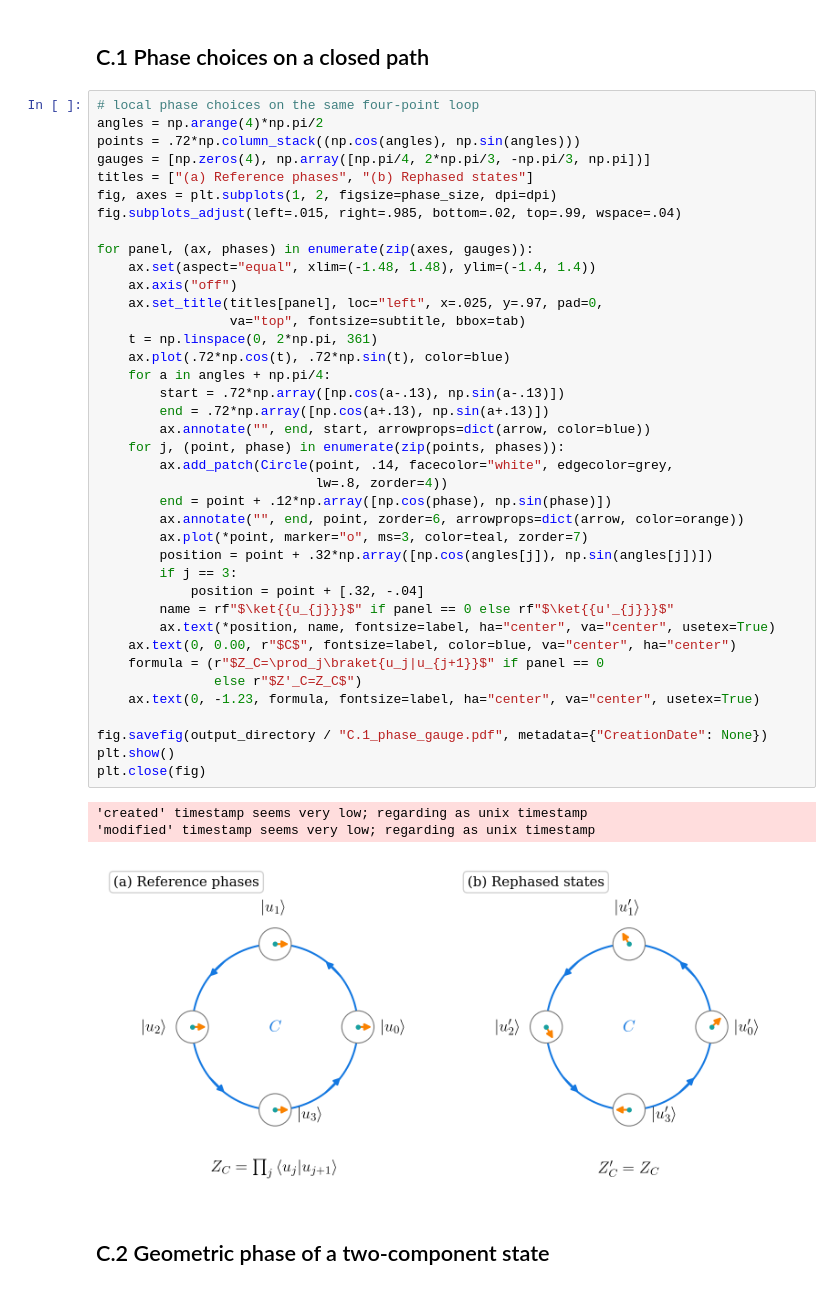
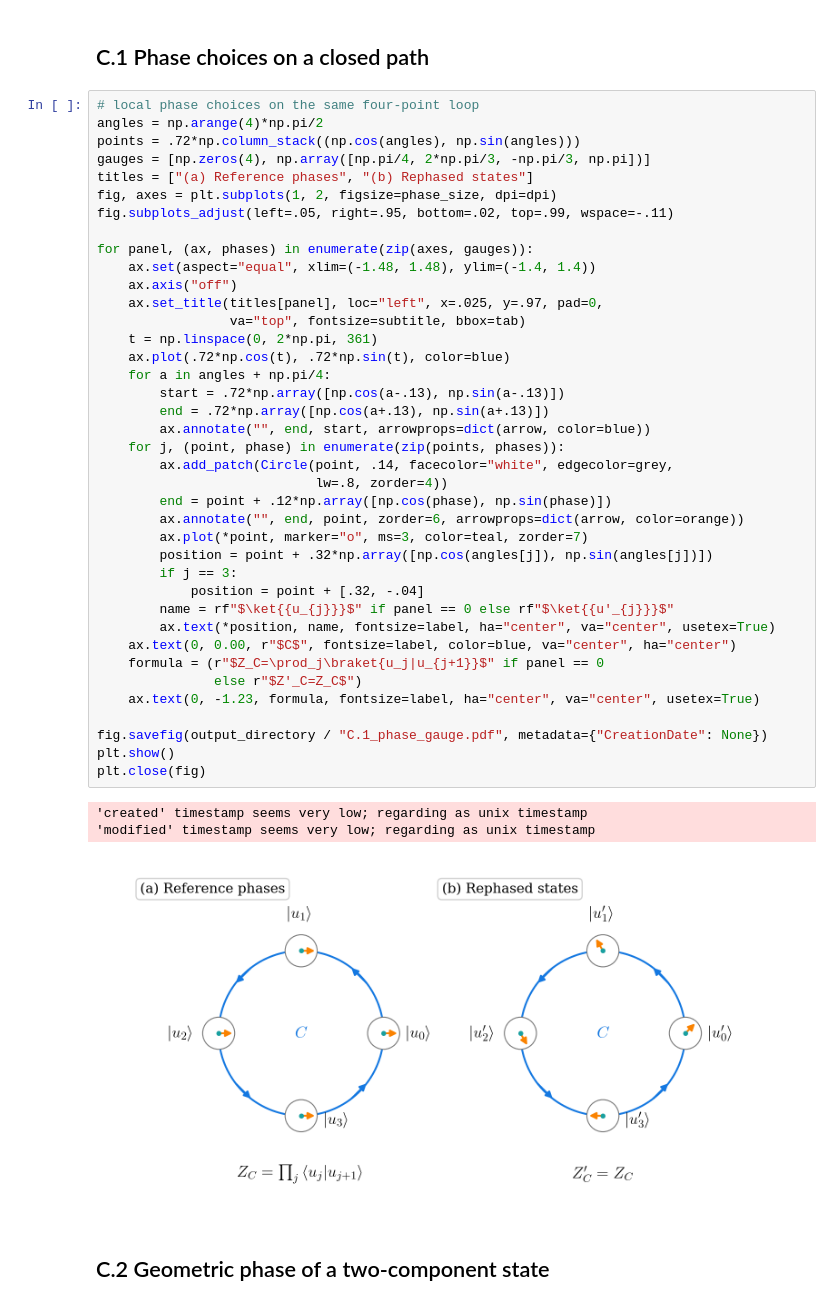
Before and after one commit to Photonico/PhD_thesis_20251216, a Jupyter notebook: figures_topo/figures_topo.ipynb, the cells around one changed output. Drawn from its saved outputs; the diff is of its cells as text.

```diff
--- a/figures_topo/figures_topo.ipynb
+++ b/figures_topo/figures_topo.ipynb
@@ -49,7 +49,7 @@ points = .72*np.column_stack((np.cos(angles), np.sin(angles)))
 gauges = [np.zeros(4), np.array([np.pi/4, 2*np.pi/3, -np.pi/3, np.pi])]
 titles = ["(a) Reference phases", "(b) Rephased states"]
 fig, axes = plt.subplots(1, 2, figsize=phase_size, dpi=dpi)
-fig.subplots_adjust(left=.015, right=.985, bottom=.02, top=.99, wspace=.04)
+fig.subplots_adjust(left=.05, right=.95, bottom=.02, top=.99, wspace=-.11)
 
 for panel, (ax, phases) in enumerate(zip(axes, gauges)):
     ax.set(aspect="equal", xlim=(-1.48, 1.48), ylim=(-1.4, 1.4))
@@ -57,34 +57,34 @@ for panel, (ax, phases) in enumerate(zip(axes, gauges)):
     ax.set_title(titles[panel], loc="left", x=.025, y=.97, pad=0,
                  va="top", fontsize=subtitle, bbox=tab)
     t = np.linspace(0, 2*np.pi, 361)
     ax.plot(.72*np.cos(t), .72*np.sin(t), color=blue)
     for a in angles + np.pi/4:
         start = .72*np.array([np.cos(a-.13), np.sin(a-.13)])
         end = .72*np.array([np.cos(a+.13), np.sin(a+.13)])
         ax.annotate("", end, start, arrowprops=dict(arrow, color=blue))
     for j, (point, phase) in enumerate(zip(points, phases)):
         ax.add_patch(Circle(point, .14, facecolor="white", edgecolor=grey,
                             lw=.8, zorder=4))
         end = point + .12*np.array([np.cos(phase), np.sin(phase)])
         ax.annotate("", end, point, zorder=6, arrowprops=dict(arrow, color=orange))
         ax.plot(*point, marker="o", ms=3, color=teal, zorder=7)
         position = point + .32*np.array([np.cos(angles[j]), np.sin(angles[j])])
         if j == 3:
             position = point + [.32, -.04]
         name = rf"$\ket{{u_{j}}}$" if panel == 0 else rf"$\ket{{u'_{j}}}$"
         ax.text(*position, name, fontsize=label, ha="center", va="center", usetex=True)
     ax.text(0, 0.00, r"$C$", fontsize=label, color=blue, va="center", ha="center")
     formula = (r"$Z_C=\prod_j\braket{u_j|u_{j+1}}$" if panel == 0
                else r"$Z'_C=Z_C$")
     ax.text(0, -1.23, formula, fontsize=label, ha="center", va="center", usetex=True)
 
 fig.savefig(output_directory / "C.1_phase_gauge.pdf", metadata={"CreationDate": None})
 plt.show()
 plt.close(fig)
 # %% [output]
 'created' timestamp seems very low; regarding as unix timestamp
 'modified' timestamp seems very low; regarding as unix timestamp
-[figure, old version]
+[figure, new version]
 # %% [markdown]
 ## C.2 Geometric phase of a two-component state
 # %%
```
Also changed, not shown: 22 other files.
